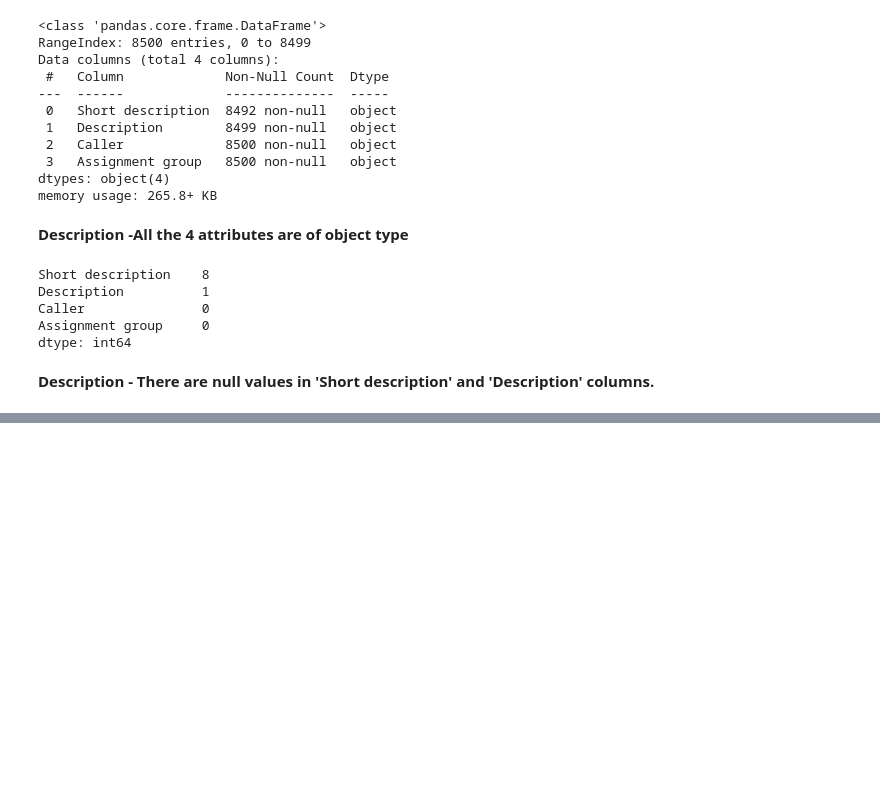
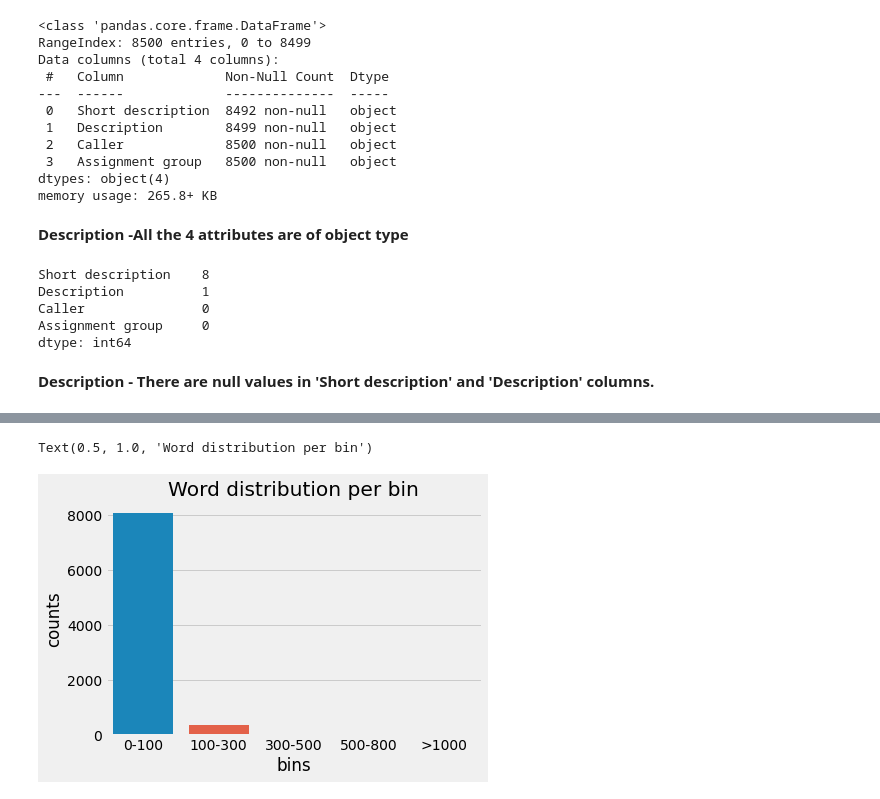
Before and after one commit to EshwarArya/automaticticketassignment, a Jupyter notebook: GL AIML CapstoneProject-NLP.ipynb, the cells around one changed output, grey strips where cells are left out. Cells and saved outputs as stored; diff of their text form; code cells hidden in the pictures; blank space fills up the shorter version.

```diff
--- a/GL AIML CapstoneProject-NLP.ipynb
+++ b/GL AIML CapstoneProject-NLP.ipynb
@@ -391,0 +192,8 @@ fdist.most_common(50)
+# %%
+#Lets check count words according to the group
+df['target'] = df['Assignment group'].astype('category').cat.codes
+df['num_words'] = df.Description.apply(lambda x : len(x.split()))
+df['bins']=pd.cut(df.num_words, bins=[0,100,300,500,1000, np.inf], labels=['0-100', '100-300', '300-500','500-800' ,'>1000'])
+# %%
+word_distribution = df.groupby('bins').size().reset_index().rename(columns={0:'counts'})
+word_distribution.head()
@@ -391,0 +207,6 @@ fdist.most_common(50)
+# %%
+#Let visualize the words count as per the bins(including group)
+sns.barplot(x='bins', y='counts', data=word_distribution).set_title("Word distribution per bin")
+# %% [output]
+Text(0.5, 1.0, 'Word distribution per bin')
+[figure, added]
```
Also changed, not shown: parts of 108 cells of this notebook.
